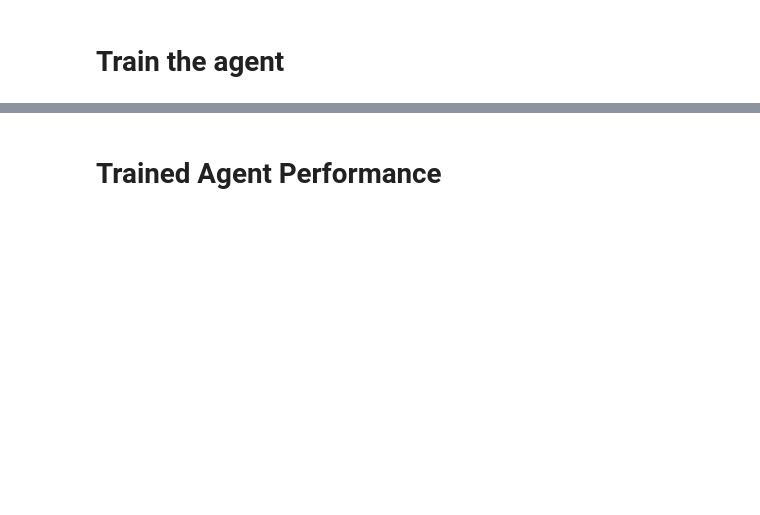
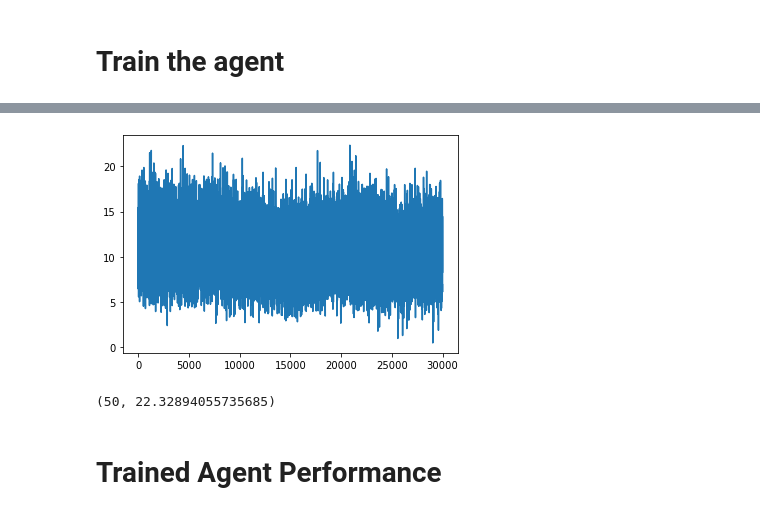
Before and after one commit to LOVGC/SWW_alg_ACF, a Jupyter notebook: LFM_SWW_RL.ipynb, the cells around one changed output, grey strips where cells are left out. Saved outputs shown, nothing was run; the diff lists cells and outputs as text; code cells hidden in the pictures; blank space fills up the shorter version.

```diff
--- a/LFM_SWW_RL.ipynb
+++ b/LFM_SWW_RL.ipynb
@@ -60,2 +285,16 @@ N_max = compute_Nup_f(LFM_rx_subpulses[0], Fs_baseband, Fs_SWW_max)
+# %%
+from matplotlib import pyplot as plt
+%matplotlib inline
+
+
+plt.plot(reward_list)
+
+plt.show()
+# %% [output]
+[figure, added]
+# %%
+num_subpulses, np.max(reward_list)
+# %% [output]
+(50, 22.32894055735685)
 # %% [markdown]
 # Trained Agent Performance
```
Also changed, not shown: parts of 8 cells of this notebook, 2 other files.
